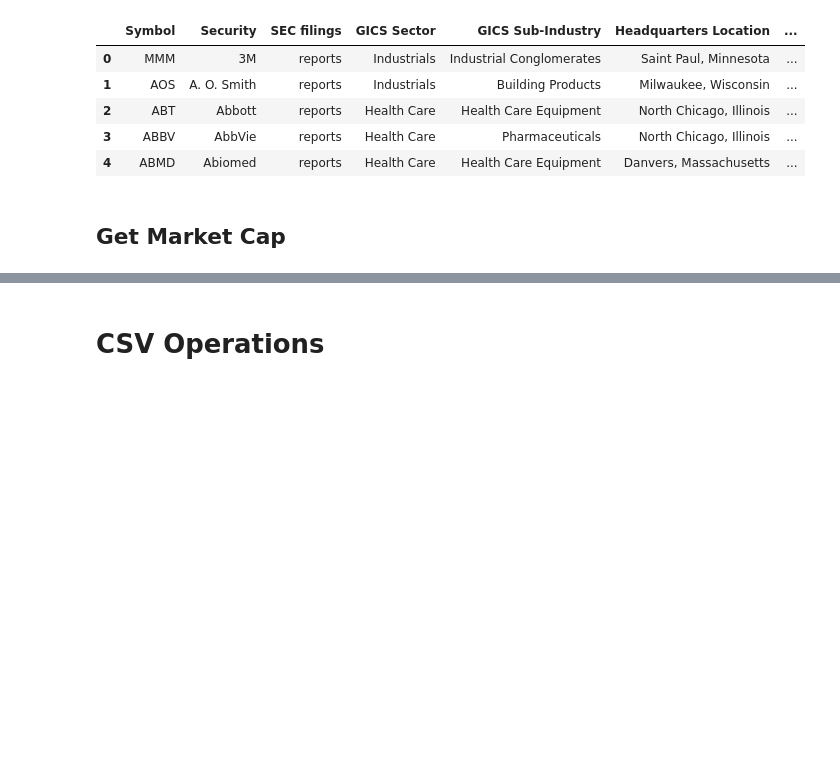
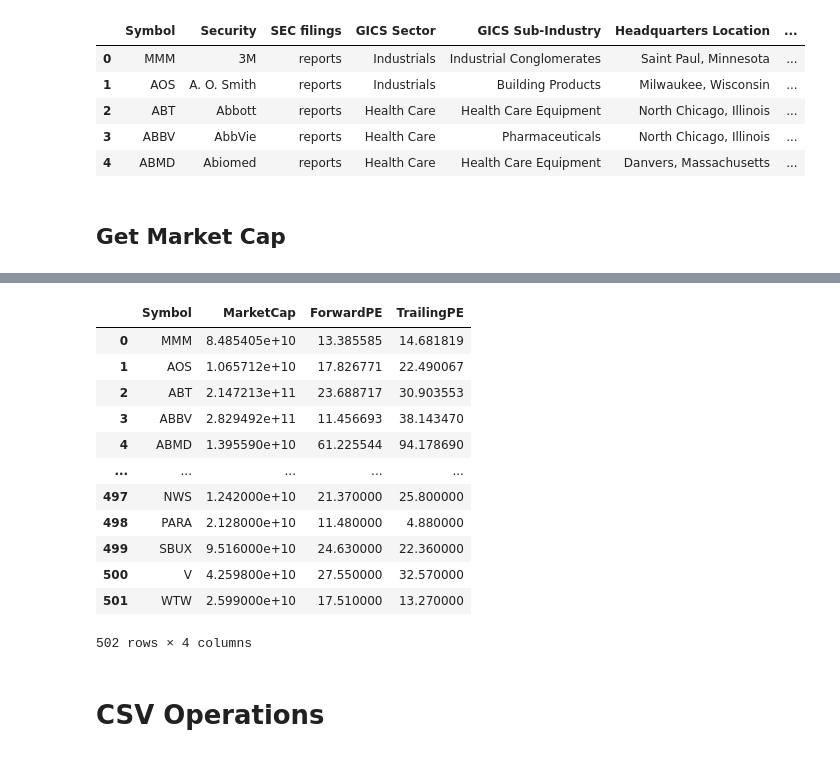
Before and after one commit to mohansameer1983/AI-Finance, a Jupyter notebook: MMAI_823_AI_Finance.ipynb, the cells around one changed output, grey strips where cells are left out. Drawn from its saved outputs; the diff is of its cells as text; code cells hidden in the pictures; blank space fills up the shorter version.

```diff
--- a/MMAI_823_AI_Finance.ipynb
+++ b/MMAI_823_AI_Finance.ipynb
@@ -125,0 +159,16 @@ final_info_df = pd.DataFrame(
+# %%
+market_info_df3.head(503)
+# %% [output]
+|  | Symbol | MarketCap | ForwardPE | TrailingPE |
+| 0 | MMM | 8.485405e+10 | 13.385585 | 14.681819 |
+| 1 | AOS | 1.065712e+10 | 17.826771 | 22.490067 |
+| 2 | ABT | 2.147213e+11 | 23.688717 | 30.903553 |
+| 3 | ABBV | 2.829492e+11 | 11.456693 | 38.143470 |
+| 4 | ABMD | 1.395590e+10 | 61.225544 | 94.178690 |
+| ... | ... | ... | ... | ... |
+| 497 | NWS | 1.242000e+10 | 21.370000 | 25.800000 |
+| 498 | PARA | 2.128000e+10 | 11.480000 | 4.880000 |
+| 499 | SBUX | 9.516000e+10 | 24.630000 | 22.360000 |
+| 500 | V | 4.259800e+10 | 27.550000 | 32.570000 |
+| 501 | WTW | 2.599000e+10 | 17.510000 | 13.270000 |
+502 rows × 4 columns
```
Also changed, not shown: parts of 21 cells of this notebook.
